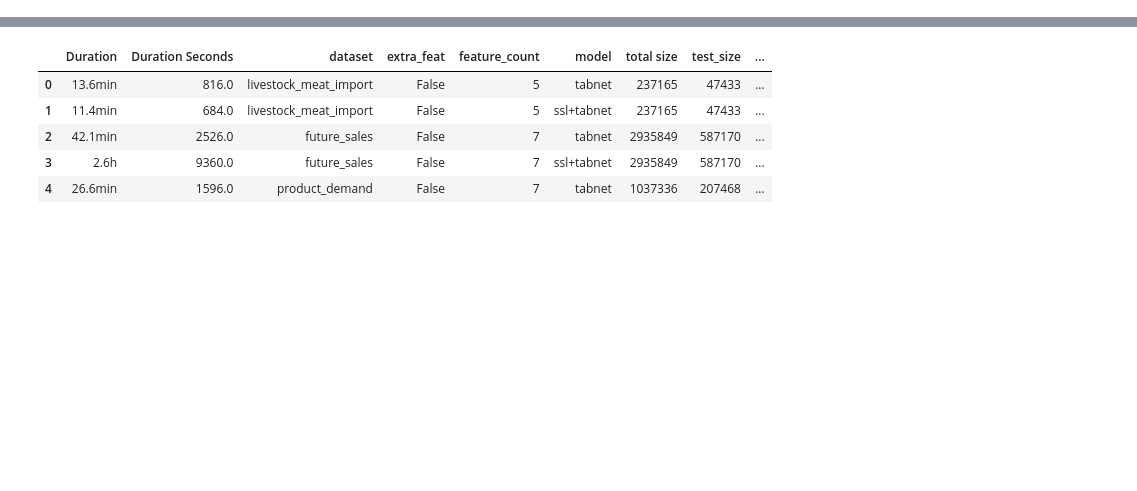
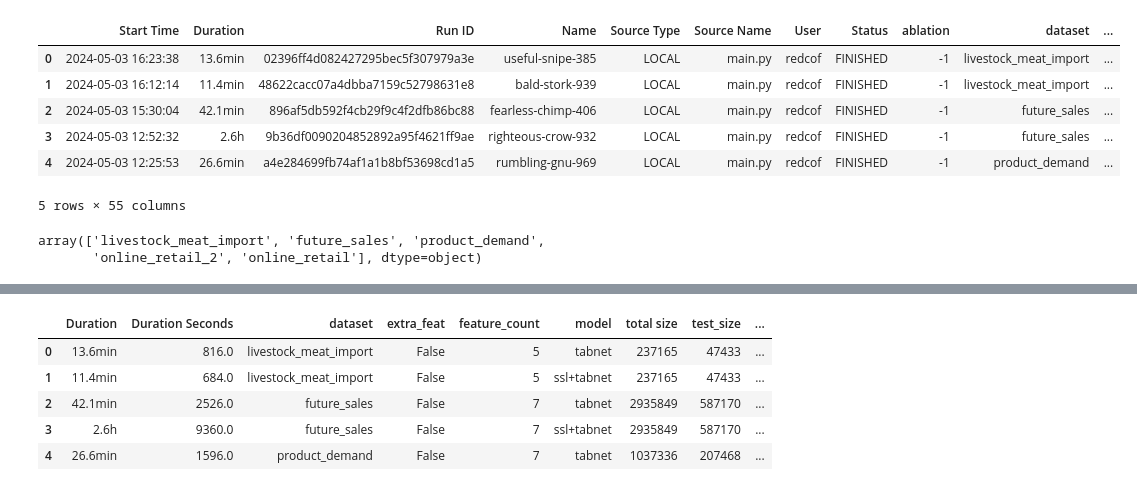
Before and after one commit to Redcof/supply-chain-4.0, a Jupyter notebook: result.ipynb, the cells around one changed output, grey strips where cells are left out. Cells and saved outputs as stored; diff of their text form; code cells hidden in the pictures; blank space fills up the shorter version.

```diff
--- a/result.ipynb
+++ b/result.ipynb
@@ -16,3 +16,19 @@ from wordcloud import WordCloud
 from wordcloud import ImageColorGenerator
 from wordcloud import STOPWORDS
 import matplotlib.pyplot as plt
+# %%
+df = pd.read_csv("all-results-raw.csv")
+df.head()
+# %% [output]
+|  | Start Time | Duration | Run ID | Name | Source Type | Source Name | User | Status | ablation | dataset | ... |
+| 0 | 2024-05-03 16:23:38 | 13.6min | 02396ff4d082427295bec5f307979a3e | useful-snipe-385 | LOCAL | main.py | redcof | FINISHED | -1 | livestock_meat_import | ... |
+| 1 | 2024-05-03 16:12:14 | 11.4min | 48622cacc07a4dbba7159c52798631e8 | bald-stork-939 | LOCAL | main.py | redcof | FINISHED | -1 | livestock_meat_import | ... |
+| 2 | 2024-05-03 15:30:04 | 42.1min | 896af5db592f4cb29f9c4f2dfb86bc88 | fearless-chimp-406 | LOCAL | main.py | redcof | FINISHED | -1 | future_sales | ... |
+| 3 | 2024-05-03 12:52:32 | 2.6h | 9b36df0090204852892a95f4621ff9ae | righteous-crow-932 | LOCAL | main.py | redcof | FINISHED | -1 | future_sales | ... |
+| 4 | 2024-05-03 12:25:53 | 26.6min | a4e284699fb74af1a1b8bf53698cd1a5 | rumbling-gnu-969 | LOCAL | main.py | redcof | FINISHED | -1 | product_demand | ... |
+5 rows × 55 columns
+# %%
+df["dataset"].unique()
+# %% [output]
+array(['livestock_meat_import', 'future_sales', 'product_demand',
+       'online_retail_2', 'online_retail'], dtype=object)
```
Also changed, not shown: parts of 10 cells of this notebook.
